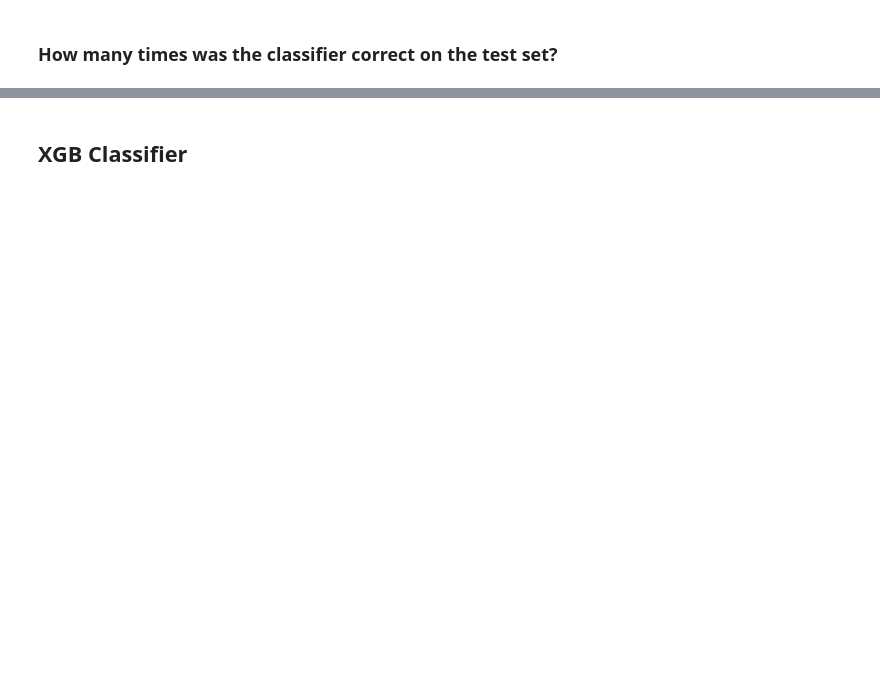
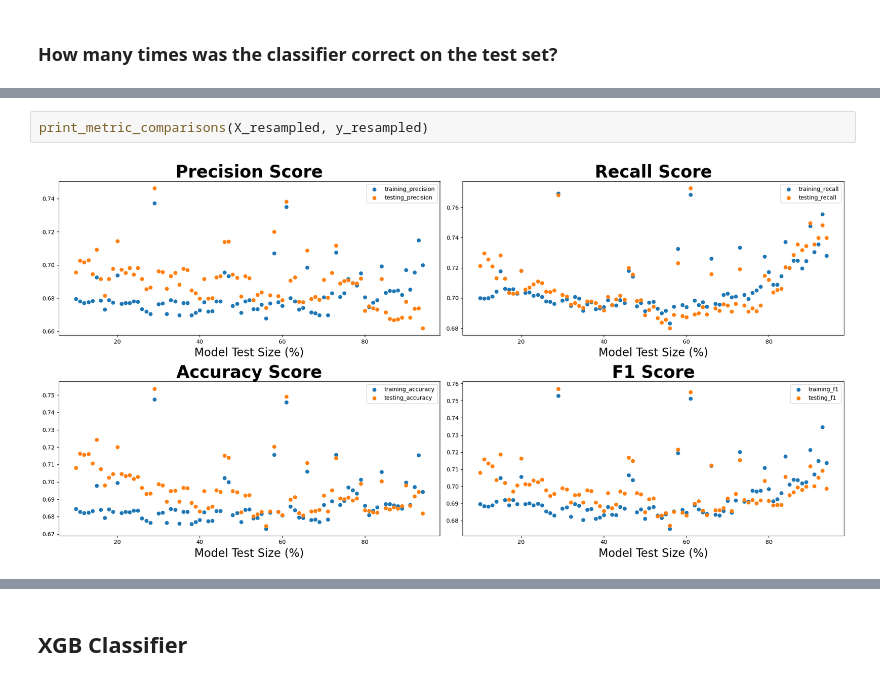
Before and after one commit to yrouuu/TFG_ADE, a Jupyter notebook: modelos/models.ipynb, the cells around one changed output, grey strips where cells are left out. Saved outputs shown, nothing was run; the diff lists cells and outputs as text; blank space fills up the shorter version.

```diff
--- a/modelos/models.ipynb
+++ b/modelos/models.ipynb
@@ -289,0 +317,4 @@ Confusion Matrix:
+# %%
+print_metric_comparisons(X_resampled, y_resampled)
+# %% [output]
+[figure, added]
```
Also changed, not shown: parts of 12 cells of this notebook, 1 other file.
